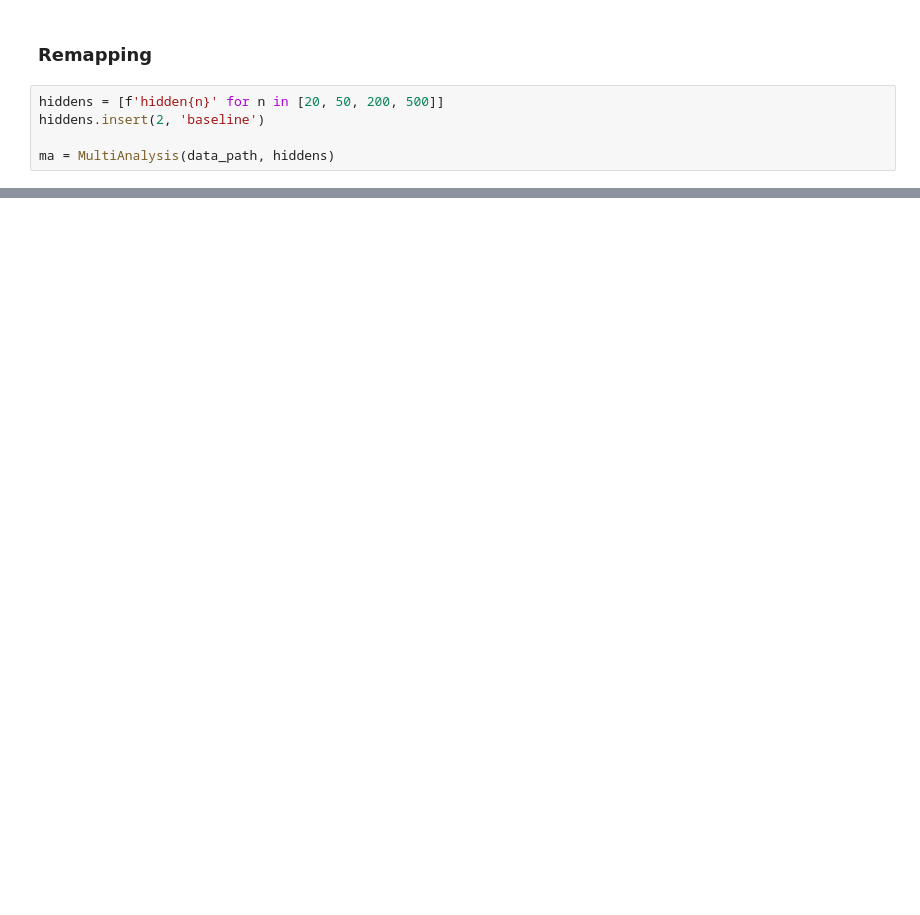
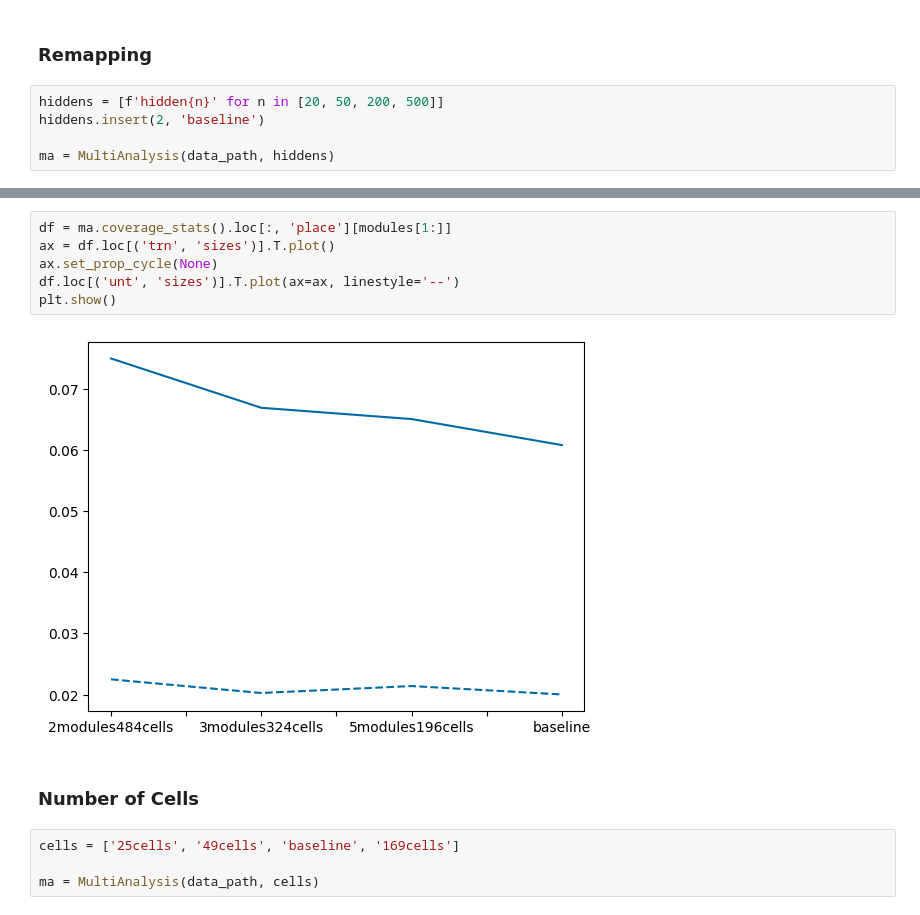
Before and after one commit to ChackMociute/Master-Thesis, a Jupyter notebook: analysis/stats.ipynb, the cells around one changed output, grey strips where cells are left out. Saved outputs shown, nothing was run; the diff lists cells and outputs as text; blank space fills up the shorter version.

```diff
--- a/analysis/stats.ipynb
+++ b/analysis/stats.ipynb
@@ -192,0 +505,14 @@ how = 'unt'
+# %%
+df = ma.coverage_stats().loc[:, 'place'][modules[1:]]
+ax = df.loc[('trn', 'sizes')].T.plot()
+ax.set_prop_cycle(None)
+df.loc[('unt', 'sizes')].T.plot(ax=ax, linestyle='--')
+plt.show()
+# %% [output]
+[figure, added]
+# %% [markdown]
+### Number of Cells
+# %%
+cells = ['25cells', '49cells', 'baseline', '169cells']
+
+ma = MultiAnalysis(data_path, cells)
```
Also changed, not shown: parts of 67 cells of this notebook, 1 other file.
